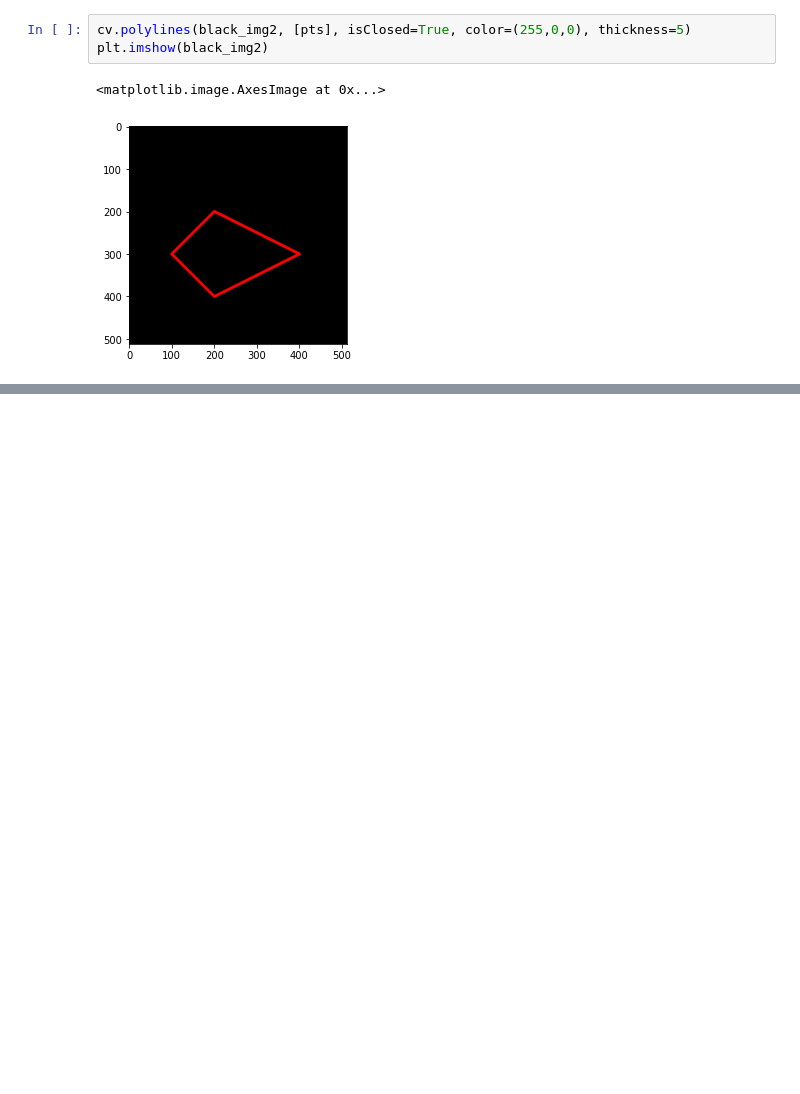
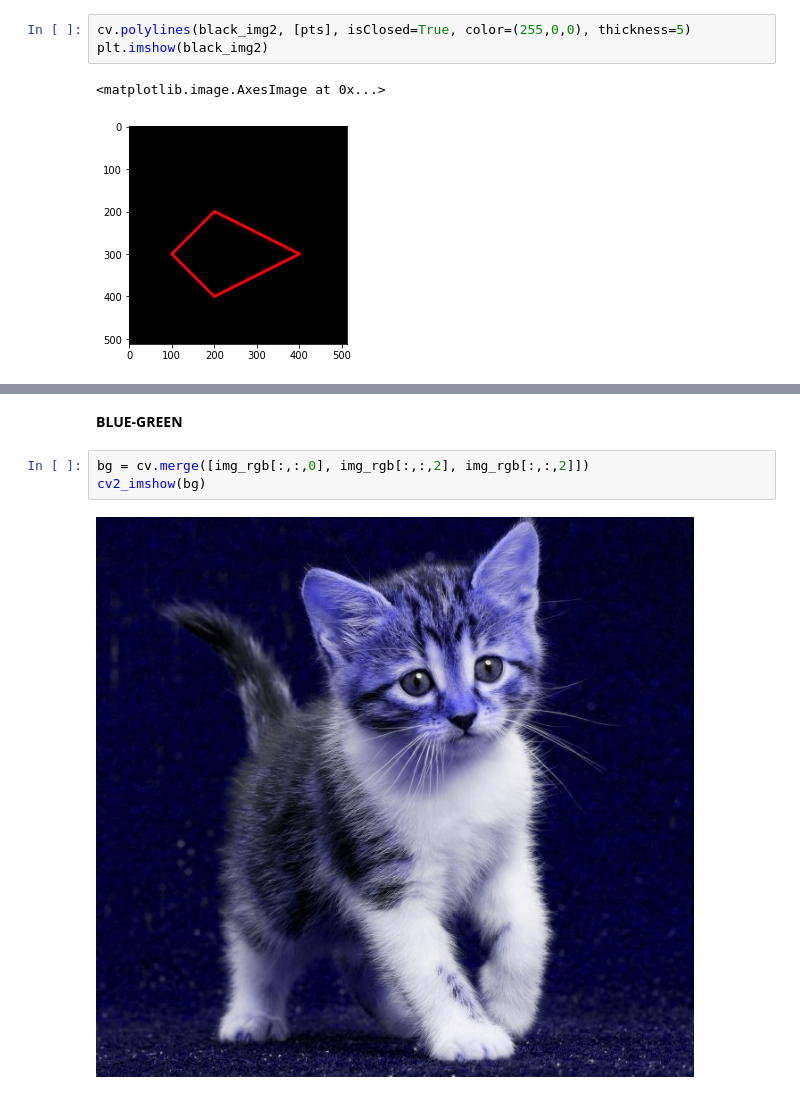
Before and after one commit to AkhmadRamadani/PCVK_GENAP_2023, a Jupyter notebook: Week2.ipynb, the cells around one changed output, grey strips where cells are left out. Cells and saved outputs as stored; diff of their text form; blank space fills up the shorter version.

```diff
--- a/Week2.ipynb
+++ b/Week2.ipynb
@@ -140,0 +186,7 @@ plt.imshow(black_img2)
+# %% [markdown]
+**BLUE-GREEN**
+# %%
+bg = cv.merge([img_rgb[:,:,0], img_rgb[:,:,2], img_rgb[:,:,2]])
+cv2_imshow(bg)
+# %% [output]
+[figure, added]
```
Also changed, not shown: parts of 29 cells of this notebook.
